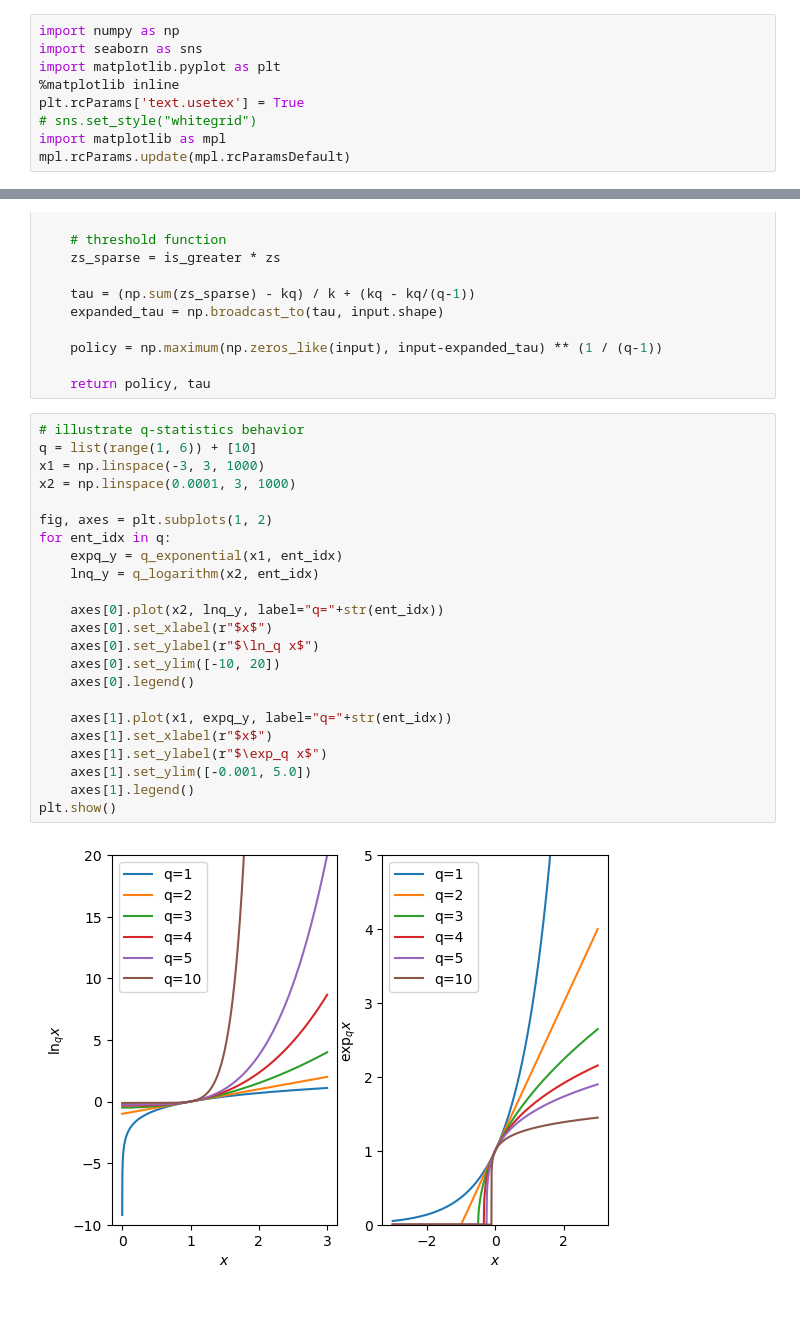
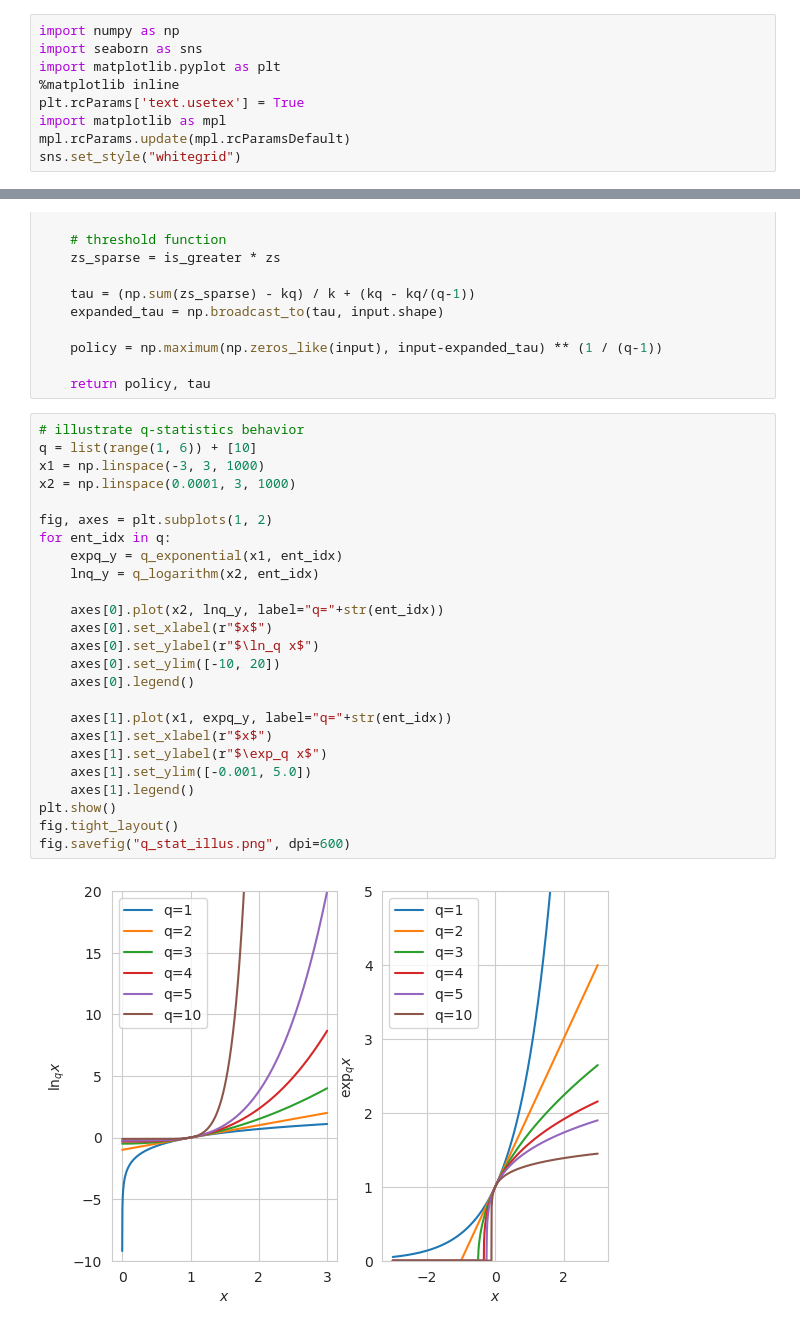
Before and after one commit to lingweizhu/tsallis_regularization, a Jupyter notebook: plot_code/illustration.ipynb, the cells around one changed output, grey strips where cells are left out. Drawn from its saved outputs; the diff is of its cells as text.

```diff
--- a/plot_code/illustration.ipynb
+++ b/plot_code/illustration.ipynb
@@ -4,9 +4,9 @@ import seaborn as sns
 import matplotlib.pyplot as plt
 %matplotlib inline
 plt.rcParams['text.usetex'] = True
-# sns.set_style("whitegrid")
 import matplotlib as mpl
 mpl.rcParams.update(mpl.rcParamsDefault)
+sns.set_style("whitegrid")
 # %%
 def q_logarithm(input, q):
     '''q-logarithm is undefined for negative input'''
@@ -55,28 +55,30 @@ def sparsemax_operator(input, q):
 # %%
 # illustrate q-statistics behavior
 q = list(range(1, 6)) + [10]
 x1 = np.linspace(-3, 3, 1000)
 x2 = np.linspace(0.0001, 3, 1000)
 
 fig, axes = plt.subplots(1, 2)
 for ent_idx in q:
     expq_y = q_exponential(x1, ent_idx)
     lnq_y = q_logarithm(x2, ent_idx)
 
     axes[0].plot(x2, lnq_y, label="q="+str(ent_idx))
     axes[0].set_xlabel(r"$x$")
     axes[0].set_ylabel(r"$\ln_q x$")
     axes[0].set_ylim([-10, 20])
     axes[0].legend()
 
     axes[1].plot(x1, expq_y, label="q="+str(ent_idx))
     axes[1].set_xlabel(r"$x$")
     axes[1].set_ylabel(r"$\exp_q x$")
     axes[1].set_ylim([-0.001, 5.0])
     axes[1].legend()
 plt.show()
+fig.tight_layout()
+fig.savefig("q_stat_illus.png", dpi=600)
 # %% [output]
-[figure, old version]
+[figure, new version]
 # %%
 # Tsallis entropy, Tsallis KL of Gaussian variables
 q = list(range(1, 6))
```
Also changed, not shown: parts of 5 cells of this notebook, 7 other files.
